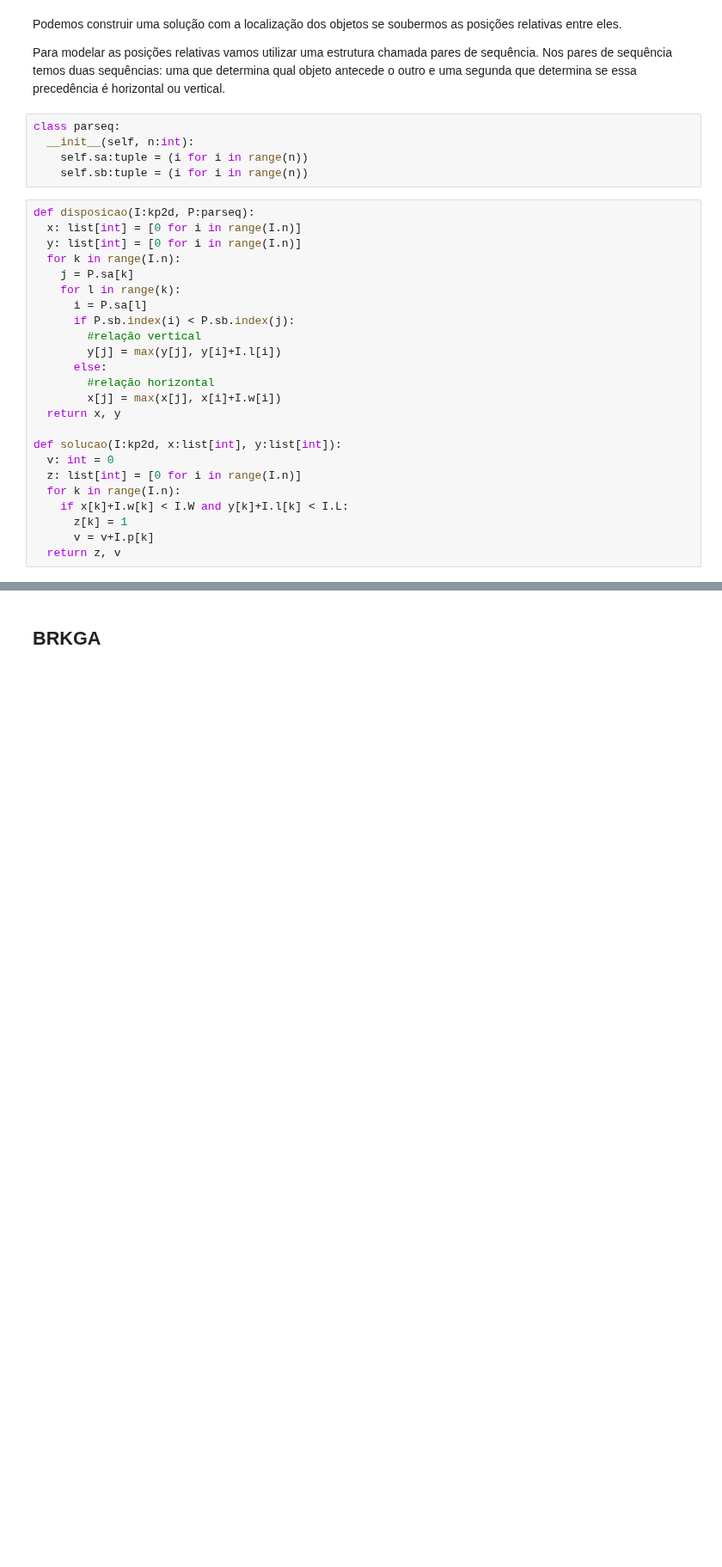
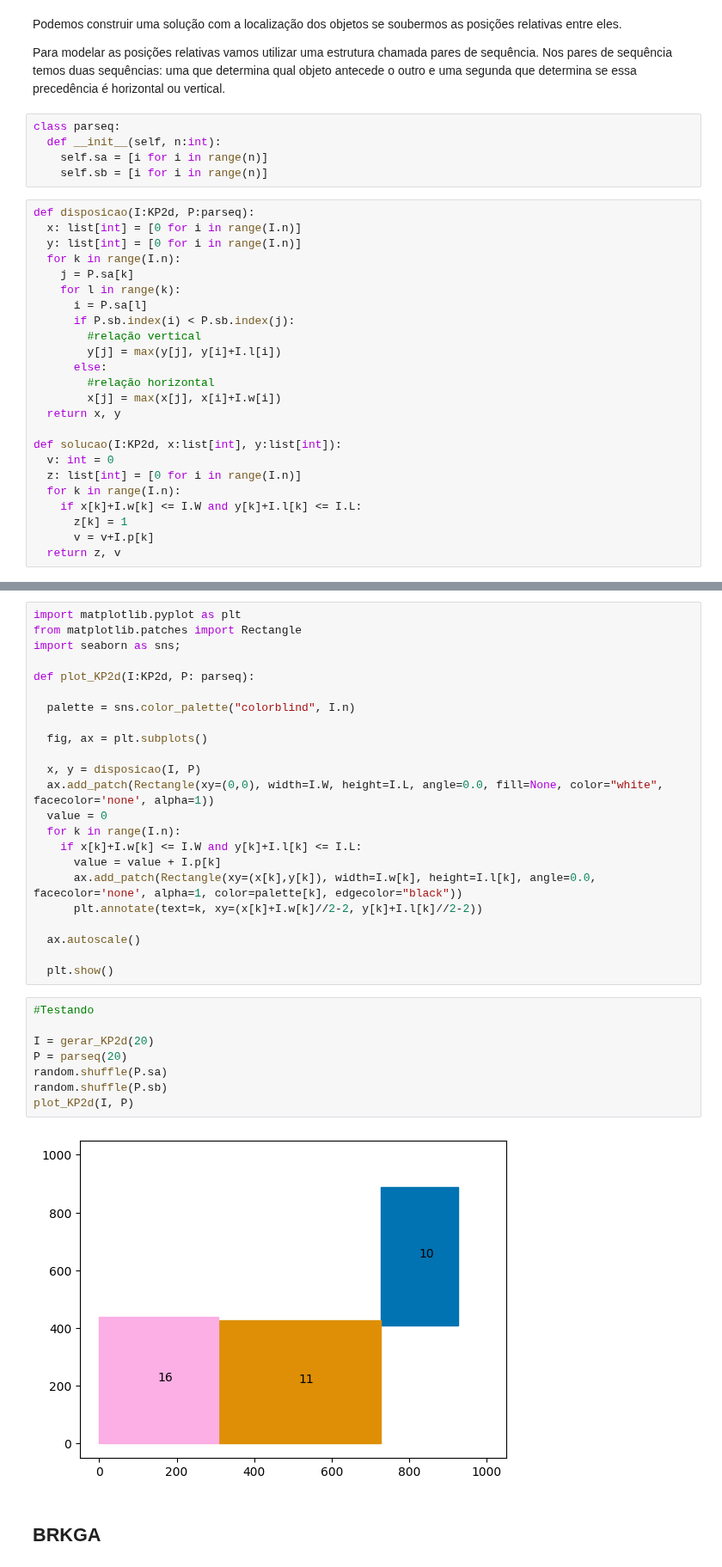
Before and after one commit to cdiegor/Metaheuristicas, a Jupyter notebook: 2DKP.ipynb, the cells around one changed output, grey strips where cells are left out. Shown at 86% size. Saved outputs shown, nothing was run; the diff lists cells and outputs as text; blank space fills up the shorter version.

```diff
--- a/2DKP.ipynb
+++ b/2DKP.ipynb
@@ -25,11 +29,11 @@ Podemos construir uma solução com a localização dos objetos se soubermos as
 Para modelar as posições relativas vamos utilizar uma estrutura chamada pares de sequência. Nos pares de sequência temos duas sequências: uma que determina qual objeto antecede o outro e uma segunda que determina se essa precedência é horizontal ou vertical.
 # %%
 class parseq:
-  __init__(self, n:int):
-    self.sa:tuple = (i for i in range(n))
-    self.sb:tuple = (i for i in range(n))
+  def __init__(self, n:int):
+    self.sa = [i for i in range(n)]
+    self.sb = [i for i in range(n)]
 # %%
-def disposicao(I:kp2d, P:parseq):
+def disposicao(I:KP2d, P:parseq):
   x: list[int] = [0 for i in range(I.n)]
   y: list[int] = [0 for i in range(I.n)]
   for k in range(I.n):
@@ -44,11 +48,11 @@ def disposicao(I:kp2d, P:parseq):
         x[j] = max(x[j], x[i]+I.w[i])
   return x, y
 
-def solucao(I:kp2d, x:list[int], y:list[int]):
+def solucao(I:KP2d, x:list[int], y:list[int]):
   v: int = 0
   z: list[int] = [0 for i in range(I.n)]
   for k in range(I.n):
-    if x[k]+I.w[k] < I.W and y[k]+I.l[k] < I.L:
+    if x[k]+I.w[k] <= I.W and y[k]+I.l[k] <= I.L:
       z[k] = 1
       v = v+I.p[k]
   return z, v
@@ -55,2 +87,35 @@ def solucao(I:kp2d, x:list[int], y:list[int]):
+# %%
+import matplotlib.pyplot as plt
+from matplotlib.patches import Rectangle
+import seaborn as sns;
+
+def plot_KP2d(I:KP2d, P: parseq):
+
+  palette = sns.color_palette("colorblind", I.n)
+
+  fig, ax = plt.subplots()
+
+  x, y = disposicao(I, P)
+  ax.add_patch(Rectangle(xy=(0,0), width=I.W, height=I.L, angle=0.0, fill=None, color="white", facecolor='none', alpha=1))
+  value = 0
+  for k in range(I.n):
+    if x[k]+I.w[k] <= I.W and y[k]+I.l[k] <= I.L:
+      value = value + I.p[k]
+      ax.add_patch(Rectangle(xy=(x[k],y[k]), width=I.w[k], height=I.l[k], angle=0.0, facecolor='none', alpha=1, color=palette[k], edgecolor="black"))
+      plt.annotate(text=k, xy=(x[k]+I.w[k]//2-2, y[k]+I.l[k]//2-2))
+
+  ax.autoscale()
+
+  plt.show()
+# %%
+#Testando
+
+I = gerar_KP2d(20)
+P = parseq(20)
+random.shuffle(P.sa)
+random.shuffle(P.sb)
+plot_KP2d(I, P)
+# %% [output]
+[figure, added]
 # %% [markdown]
 ## BRKGA
```
Also changed, not shown: parts of 15 cells of this notebook.
